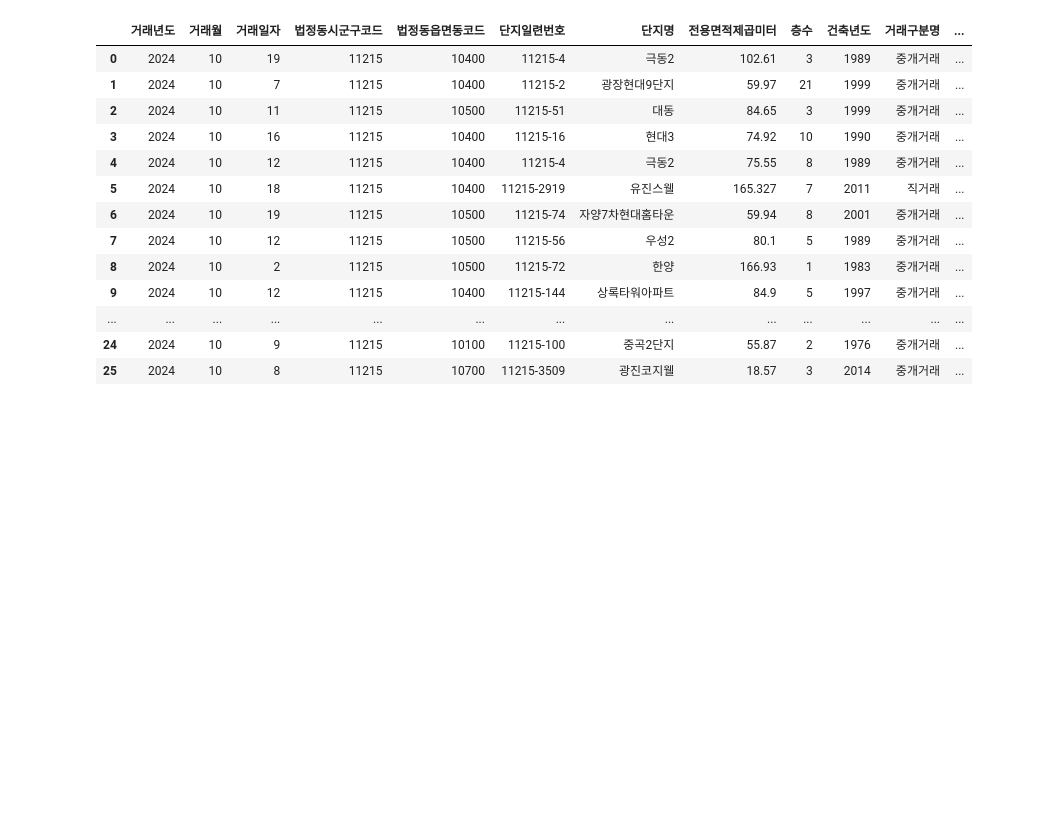
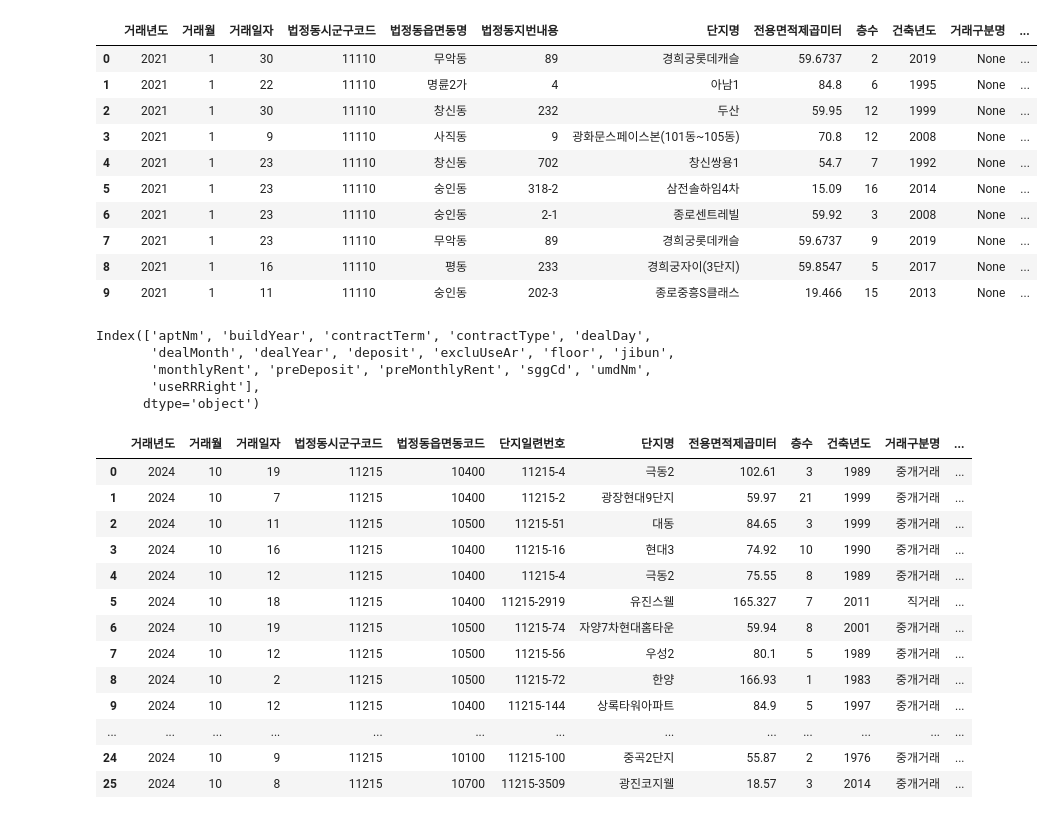
Before and after one commit to sdjhs0327/ws_prop, a Jupyter notebook: script/01_02_apt_trading_api.ipynb, the cells around one changed output. Drawn from its saved outputs; the diff is of its cells as text; code cells hidden in the pictures; blank space fills up the shorter version.

```diff
--- a/script/01_02_apt_trading_api.ipynb
+++ b/script/01_02_apt_trading_api.ipynb
@@ -62,3 +117,30 @@ class AptTradingDataloader(object):
+# %%
+lent = AptRentDataloader(authKey)
+# %%
+raw = lent.get_apt_rent_raw('11110', '202101')
+dataset = lent.preproc_apt_trading(raw)
+# %%
+dataset
+# %% [output]
+|  | 거래년도 | 거래월 | 거래일자 | 법정동시군구코드 | 법정동읍면동명 | 법정동지번내용 | 단지명 | 전용면적제곱미터 | 층수 | 건축년도 | 거래구분명 | ... |
+| 0 | 2021 | 1 | 30 | 11110 | 무악동 | 89 | 경희궁롯데캐슬 | 59.6737 | 2 | 2019 | None | ... |
+| 1 | 2021 | 1 | 22 | 11110 | 명륜2가 | 4 | 아남1 | 84.8 | 6 | 1995 | None | ... |
+| 2 | 2021 | 1 | 30 | 11110 | 창신동 | 232 | 두산 | 59.95 | 12 | 1999 | None | ... |
+| 3 | 2021 | 1 | 9 | 11110 | 사직동 | 9 | 광화문스페이스본(101동~105동) | 70.8 | 12 | 2008 | None | ... |
+| 4 | 2021 | 1 | 23 | 11110 | 창신동 | 702 | 창신쌍용1 | 54.7 | 7 | 1992 | None | ... |
+| 5 | 2021 | 1 | 23 | 11110 | 숭인동 | 318-2 | 삼전솔하임4차 | 15.09 | 16 | 2014 | None | ... |
+| 6 | 2021 | 1 | 23 | 11110 | 숭인동 | 2-1 | 종로센트레빌 | 59.92 | 3 | 2008 | None | ... |
+| 7 | 2021 | 1 | 23 | 11110 | 무악동 | 89 | 경희궁롯데캐슬 | 59.6737 | 9 | 2019 | None | ... |
+| 8 | 2021 | 1 | 16 | 11110 | 평동 | 233 | 경희궁자이(3단지) | 59.8547 | 5 | 2017 | None | ... |
+| 9 | 2021 | 1 | 11 | 11110 | 숭인동 | 202-3 | 종로중흥S클래스 | 19.466 | 15 | 2013 | None | ... |
+# %%
+dataset.columns
+# %% [output]
+Index(['aptNm', 'buildYear', 'contractTerm', 'contractType', 'dealDay',
+       'dealMonth', 'dealYear', 'deposit', 'excluUseAr', 'floor', 'jibun',
+       'monthlyRent', 'preDeposit', 'preMonthlyRent', 'sggCd', 'umdNm',
+       'useRRRight'],
+      dtype='object')
 # %%
 module = AptTradingDataloader()
 # %%
```
Also changed, not shown: parts of 1 cell of this notebook, 3 other files.
